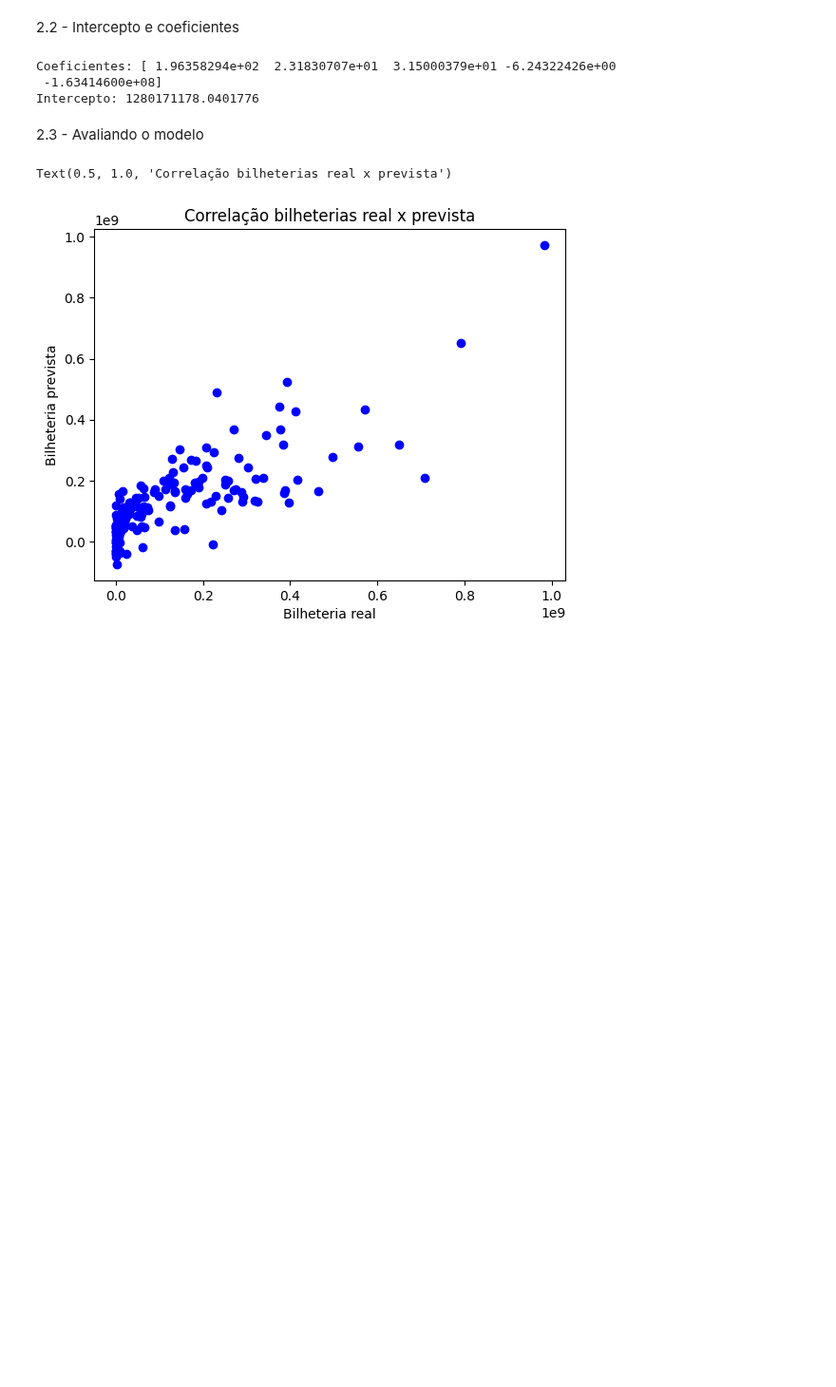
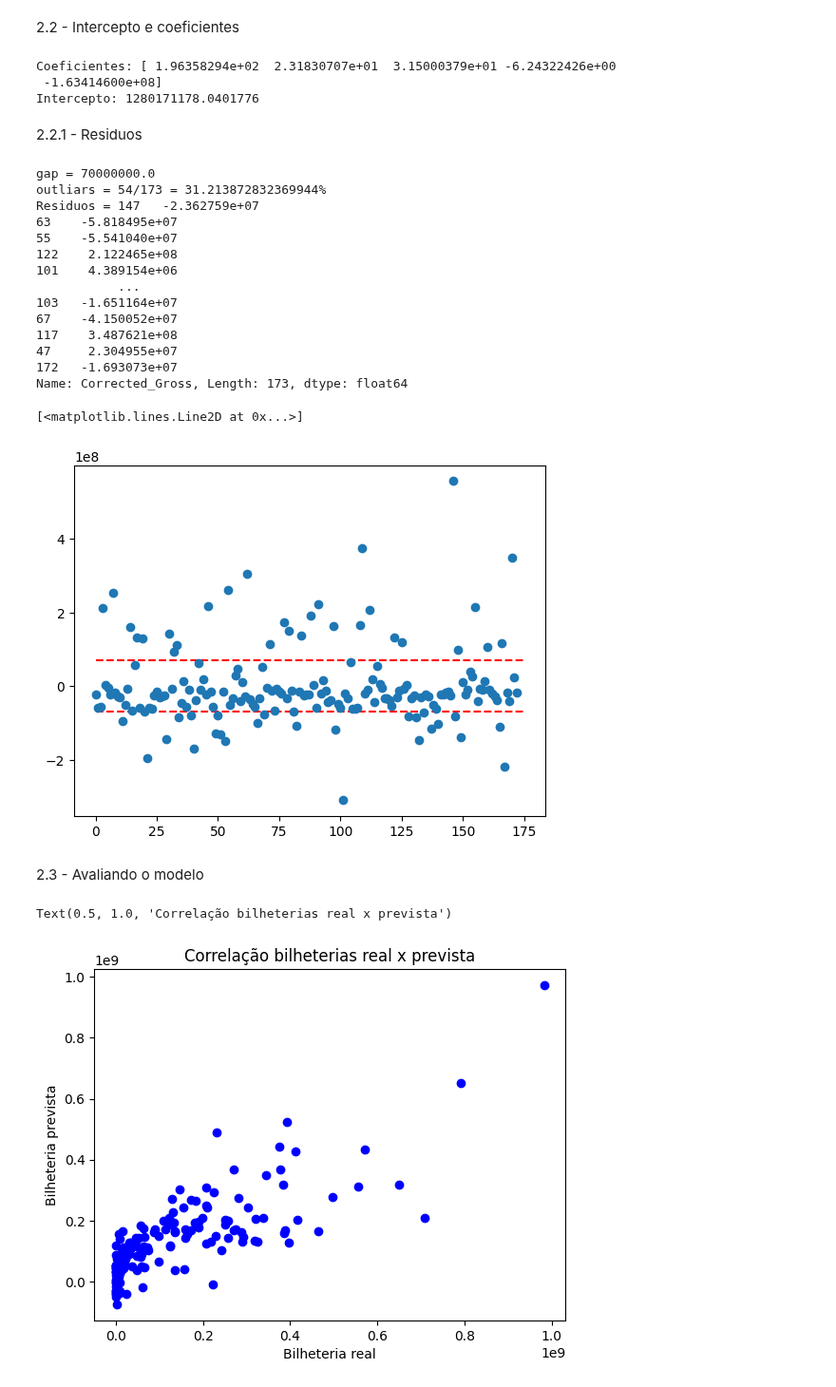
Before and after one commit to gustaleitcor/Projeto-de-Pesquisa-Aplicada, a Jupyter notebook: main.ipynb, the cells around one changed output. Shown at 95% size. Saved outputs shown, nothing was run; the diff lists cells and outputs as text; code cells hidden in the pictures; blank space fills up the shorter version.

Commit message:
residuos added

```diff
--- a/main.ipynb
+++ b/main.ipynb
@@ -560,6 +538,49 @@ Coeficientes: [ 1.96358294e+02  2.31830707e+01  3.15000379e+01 -6.24322426e+00
 Intercepto: 1280171178.0401776
 # %%
 predicoes_bilheteria = multModel.predict(x_train)
+# %% [markdown]
+2.2.1 - Residuos
+# %%
+intercept = multModel.intercept_
+coefficients = multModel.coef_
+
+y_pred = multModel.predict(x_train)
+residuals = y_train - y_pred
+residuals.sort_index()
+
+x_axis = [x for x in range(len(residuals))]
+y_axis = [y for y in residuals]
+
+outliars = 0
+gap = 0.7e+08
+
+for residual in residuals:
+    if residual > gap or residual < -gap:
+        outliars += 1
+
+print(f"gap = {gap}")
+print(f"outliars = {outliars}/{len(residuals)} = {outliars*100/len(residuals)}%")
+print(f"Residuos = {residuals}")
+plt.plot([0, 175], [gap, gap], 'r--')
+plt.plot([0, 175], [-gap, -gap], 'r--')
+plt.plot(x_axis, y_axis, "o")
+# %% [output]
+gap = 70000000.0
+outliars = 54/173 = 31.213872832369944%
+Residuos = 147   -2.362759e+07
+63    -5.818495e+07
+55    -5.541040e+07
+122    2.122465e+08
+101    4.389154e+06
+           ...
+103   -1.651164e+07
+67    -4.150052e+07
+117    3.487621e+08
+47     2.304955e+07
+172   -1.693073e+07
+Name: Corrected_Gross, Length: 173, dtype: float64
+[<matplotlib.lines.Line2D at 0x...>]
+[figure, added]
 # %% [markdown]
 2.3 - Avaliando o modelo
 # %%
```
Also changed, not shown: parts of 2 cells of this notebook.
